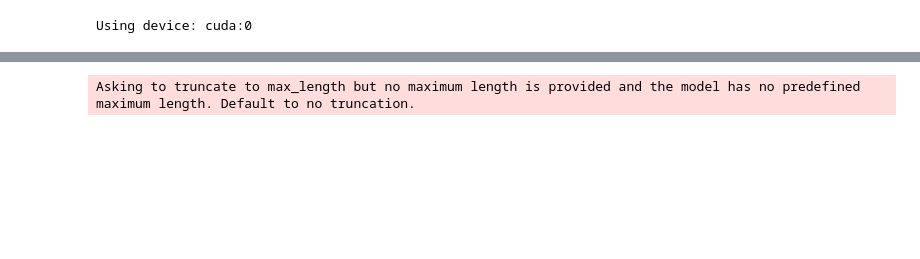
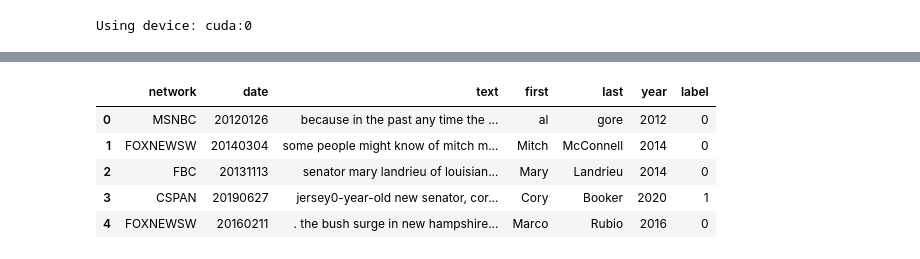
Before and after one commit to luke-stoner/AC215_LNT, a Jupyter notebook: src/label/label.ipynb, the cells around one changed output, grey strips where cells are left out. Saved outputs shown, nothing was run; the diff lists cells and outputs as text; code cells hidden in the pictures; blank space fills up the shorter version.

```diff
--- a/src/bert_label/bert_label.ipynb
+++ b/src/label/label.ipynb
@@ -422 +336,14 @@ VADER_df.head(5)
+# %%
+#import labeled dataset into dataframe
+labeled_df = pd.read_csv('labeled_sample.csv')
+labeled_df = labeled_df.dropna()
+#Sanity check
+labeled_df.head(5)
+# %% [output]
+|  | network | date | text | first | last | year | label |
+| 0 | MSNBC | 20120126 | because in the past any time the ... | al | gore | 2012 | 0 |
+| 1 | FOXNEWSW | 20140304 | some people might know of mitch m... | Mitch | McConnell | 2014 | 0 |
+| 2 | FBC | 20131113 | senator mary landrieu of louisian... | Mary | Landrieu | 2014 | 0 |
+| 3 | CSPAN | 20190627 | jersey0-year-old new senator, cor... | Cory | Booker | 2020 | 1 |
+| 4 | FOXNEWSW | 20160211 | . the bush surge in new hampshire... | Marco | Rubio | 2016 | 0 |
 # %%
@@ -426,6 +353,4 @@ tokenized_texts = tokenize(VADER_df)
 # %%
-#get training and validation datasets for VADER data
-train_data_VADER, valid_data_VADER = get_datasets(VADER_df, 'vader_label', tokenizer, TEST_SIZE)
+#get training and validation datasets for unlabeled data
+train_data, valid_data = get_datasets(labeled_df, 'label', tokenizer, TEST_SIZE)
-# %% [output]
-Asking to truncate to max_length but no maximum length is provided and the model has no predefined maximum length. Default to no truncation.
 # %%
```
Also changed, not shown: parts of 24 cells of this notebook, 7 other files.
